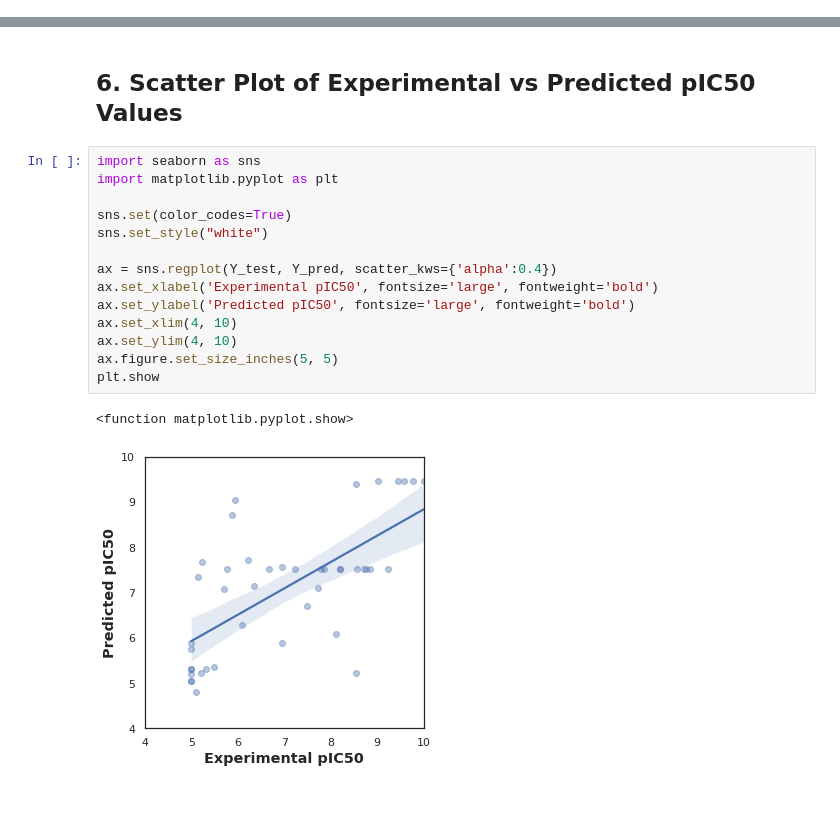
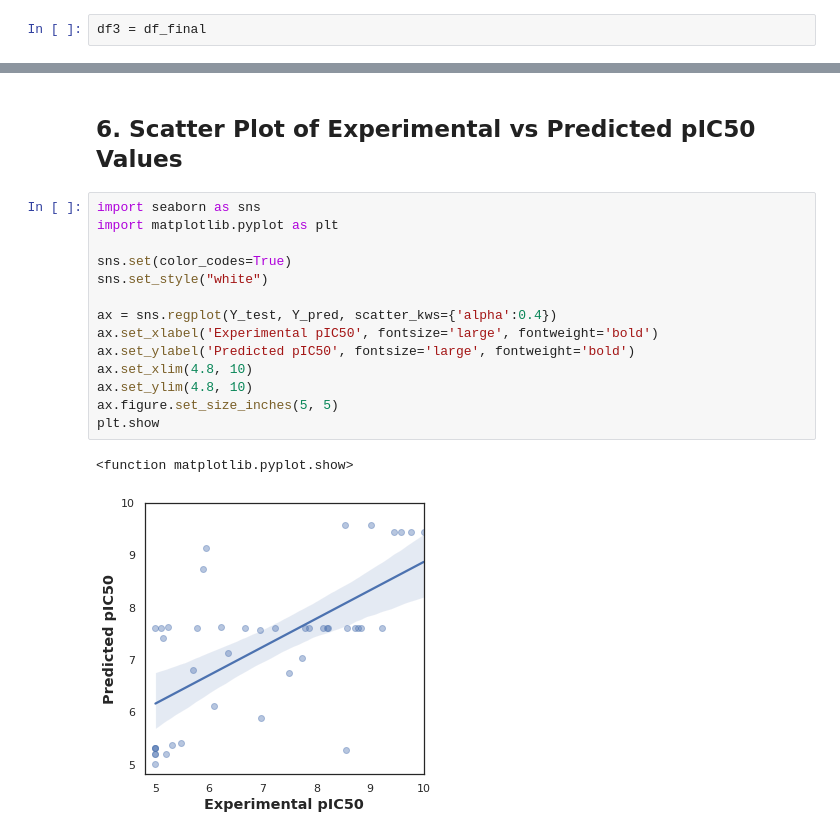
Before and after one commit to JustinDreyer/Projects, a Jupyter notebook: Glucagon_like_peptide_1_Regression_Model.ipynb, the cells around one changed output, grey strips where cells are left out. Cells and saved outputs as stored; diff of their text form; blank space fills up the shorter version.

```diff
--- a/Glucagon_like_peptide_1_Regression_Model.ipynb
+++ b/Glucagon_like_peptide_1_Regression_Model.ipynb
@@ -757,3 +760,5 @@ df3 = pd.read_csv('acetylcholinesterase_04_bioactivity_data_3class_pIC50.csv')
+# %%
+df3 = df_final
 # %%
 df3
 # %% [output]
@@ -978,17 +983,17 @@ Y_pred = model.predict(X_test)
 # %%
 import seaborn as sns
 import matplotlib.pyplot as plt
 
 sns.set(color_codes=True)
 sns.set_style("white")
 
 ax = sns.regplot(Y_test, Y_pred, scatter_kws={'alpha':0.4})
 ax.set_xlabel('Experimental pIC50', fontsize='large', fontweight='bold')
 ax.set_ylabel('Predicted pIC50', fontsize='large', fontweight='bold')
-ax.set_xlim(4, 10)
-ax.set_ylim(4, 10)
+ax.set_xlim(4.8, 10)
+ax.set_ylim(4.8, 10)
 ax.figure.set_size_inches(5, 5)
 plt.show
 # %% [output]
 <function matplotlib.pyplot.show>
-[figure, old version]
+[figure, new version]
```
Also changed, not shown: parts of 10 cells of this notebook.
